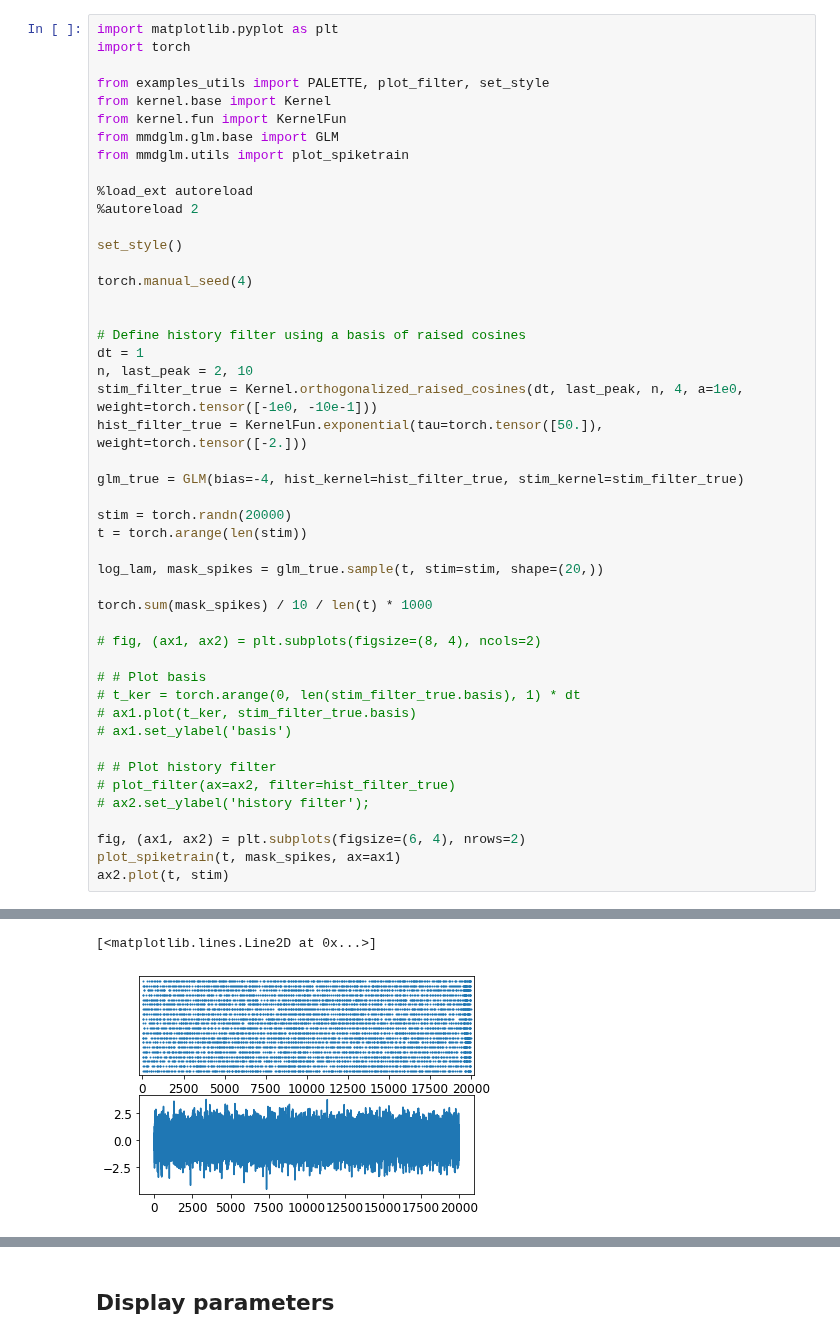
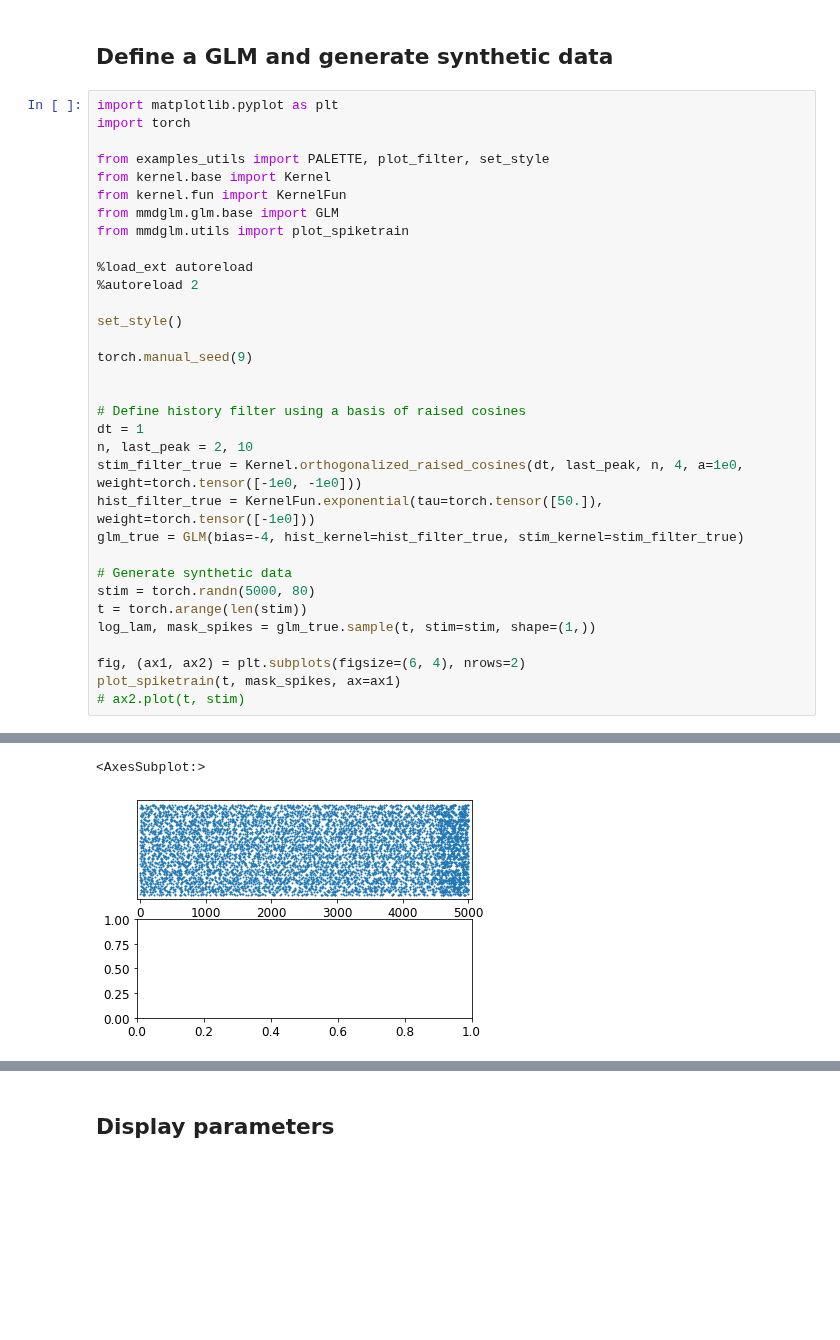
Before and after one commit to diegoarri91/mmd-glm, a Jupyter notebook: examples/mmd_minimization_synthetic_data_with_stimulus.ipynb, the cells around one changed output, grey strips where cells are left out. Saved outputs shown, nothing was run; the diff lists cells and outputs as text; blank space fills up the shorter version.

```diff
--- a/examples/mmd_minimization_synthetic_data_with_stimulus.ipynb
+++ b/examples/mmd_minimization_synthetic_data_with_stimulus.ipynb
@@ -3,53 +1,41 @@
+# %% [markdown]
+## Define a GLM and generate synthetic data
 # %%
 import matplotlib.pyplot as plt
 import torch
 
 from examples_utils import PALETTE, plot_filter, set_style
 from kernel.base import Kernel
 from kernel.fun import KernelFun
 from mmdglm.glm.base import GLM
 from mmdglm.utils import plot_spiketrain
 
 %load_ext autoreload
 %autoreload 2
 
 set_style()
 
-torch.manual_seed(4)
+torch.manual_seed(9)
 
 
 # Define history filter using a basis of raised cosines
 dt = 1
 n, last_peak = 2, 10
-stim_filter_true = Kernel.orthogonalized_raised_cosines(dt, last_peak, n, 4, a=1e0, weight=torch.tensor([-1e0, -10e-1]))
-hist_filter_true = KernelFun.exponential(tau=torch.tensor([50.]), weight=torch.tensor([-2.]))
-
+stim_filter_true = Kernel.orthogonalized_raised_cosines(dt, last_peak, n, 4, a=1e0, weight=torch.tensor([-1e0, -1e0]))
+hist_filter_true = KernelFun.exponential(tau=torch.tensor([50.]), weight=torch.tensor([-1e0]))
 glm_true = GLM(bias=-4, hist_kernel=hist_filter_true, stim_kernel=stim_filter_true)
 
-stim = torch.randn(20000)
+# Generate synthetic data
+stim = torch.randn(5000, 80)
 t = torch.arange(len(stim))
-
-log_lam, mask_spikes = glm_true.sample(t, stim=stim, shape=(20,))
-
-torch.sum(mask_spikes) / 10 / len(t) * 1000
-
-# fig, (ax1, ax2) = plt.subplots(figsize=(8, 4), ncols=2)
-
-# # Plot basis
-# t_ker = torch.arange(0, len(stim_filter_true.basis), 1) * dt
-# ax1.plot(t_ker, stim_filter_true.basis)
-# ax1.set_ylabel('basis')
-
-# # Plot history filter
-# plot_filter(ax=ax2, filter=hist_filter_true)
-# ax2.set_ylabel('history filter');
+log_lam, mask_spikes = glm_true.sample(t, stim=stim, shape=(1,))
 
 fig, (ax1, ax2) = plt.subplots(figsize=(6, 4), nrows=2)
 plot_spiketrain(t, mask_spikes, ax=ax1)
-ax2.plot(t, stim)
+# ax2.plot(t, stim)
 # %% [output]
 The autoreload extension is already loaded. To reload it, use:
   %reload_ext autoreload
-[<matplotlib.lines.Line2D at 0x...>]
+<AxesSubplot:>
-[figure, old version]
+[figure, new version]
 # %%
```
Also changed, not shown: parts of 8 cells of this notebook, 5 other files.
